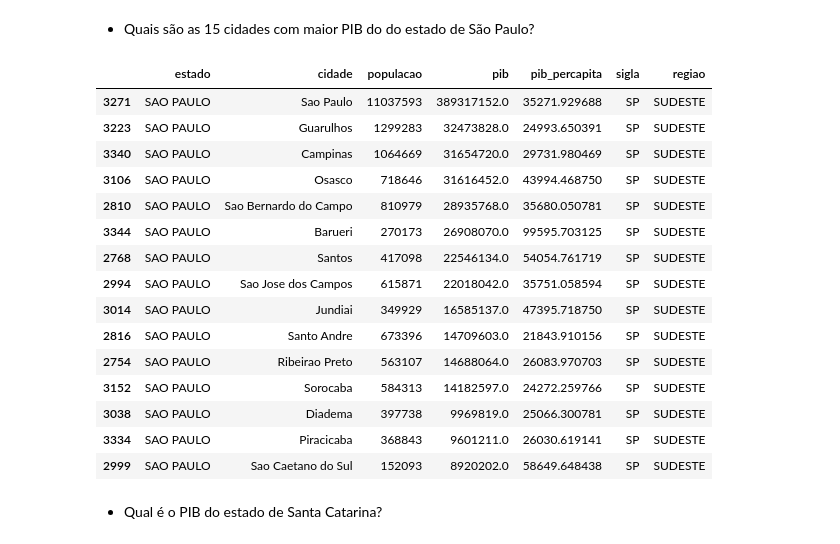
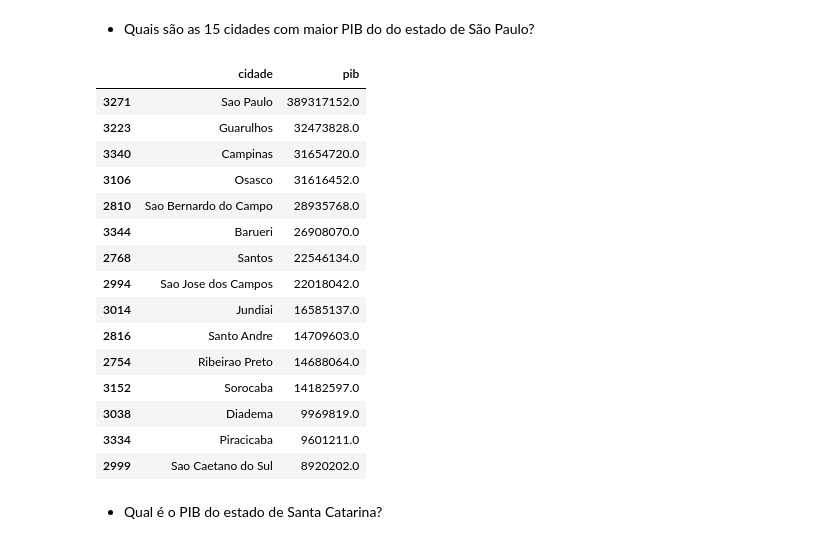
Before and after one commit to anamilanezi/ebac-dados, a Jupyter notebook: exercicios/em13-data-wrangling-II.ipynb, the cells around one changed output. Saved outputs shown, nothing was run; the diff lists cells and outputs as text; code cells hidden in the pictures.

```diff
--- a/exercicios/em13-data-wrangling-II.ipynb
+++ b/exercicios/em13-data-wrangling-II.ipynb
@@ -318,24 +311,24 @@ menores_pib_nordeste.head(5)
  - Quais são as 15 cidades com maior PIB do do estado de São Paulo?
 # %%
 maiores_pib_sp = brasil_df.query('sigla == "SP"').sort_values(by=['pib'], ascending=False)
-maiores_pib_sp.head(15)
+maiores_pib_sp[['cidade', 'pib']].head(15)
 # %% [output]
-|  | estado | cidade | populacao | pib | pib_percapita | sigla | regiao |
-| 3271 | SAO PAULO | Sao Paulo | 11037593 | 389317152.0 | 35271.929688 | SP | SUDESTE |
-| 3223 | SAO PAULO | Guarulhos | 1299283 | 32473828.0 | 24993.650391 | SP | SUDESTE |
-| 3340 | SAO PAULO | Campinas | 1064669 | 31654720.0 | 29731.980469 | SP | SUDESTE |
-| 3106 | SAO PAULO | Osasco | 718646 | 31616452.0 | 43994.468750 | SP | SUDESTE |
-| 2810 | SAO PAULO | Sao Bernardo do Campo | 810979 | 28935768.0 | 35680.050781 | SP | SUDESTE |
-| 3344 | SAO PAULO | Barueri | 270173 | 26908070.0 | 99595.703125 | SP | SUDESTE |
-| 2768 | SAO PAULO | Santos | 417098 | 22546134.0 | 54054.761719 | SP | SUDESTE |
-| 2994 | SAO PAULO | Sao Jose dos Campos | 615871 | 22018042.0 | 35751.058594 | SP | SUDESTE |
-| 3014 | SAO PAULO | Jundiai | 349929 | 16585137.0 | 47395.718750 | SP | SUDESTE |
-| 2816 | SAO PAULO | Santo Andre | 673396 | 14709603.0 | 21843.910156 | SP | SUDESTE |
-| 2754 | SAO PAULO | Ribeirao Preto | 563107 | 14688064.0 | 26083.970703 | SP | SUDESTE |
-| 3152 | SAO PAULO | Sorocaba | 584313 | 14182597.0 | 24272.259766 | SP | SUDESTE |
-| 3038 | SAO PAULO | Diadema | 397738 | 9969819.0 | 25066.300781 | SP | SUDESTE |
-| 3334 | SAO PAULO | Piracicaba | 368843 | 9601211.0 | 26030.619141 | SP | SUDESTE |
-| 2999 | SAO PAULO | Sao Caetano do Sul | 152093 | 8920202.0 | 58649.648438 | SP | SUDESTE |
+|  | cidade | pib |
+| 3271 | Sao Paulo | 389317152.0 |
+| 3223 | Guarulhos | 32473828.0 |
+| 3340 | Campinas | 31654720.0 |
+| 3106 | Osasco | 31616452.0 |
+| 2810 | Sao Bernardo do Campo | 28935768.0 |
+| 3344 | Barueri | 26908070.0 |
+| 2768 | Santos | 22546134.0 |
+| 2994 | Sao Jose dos Campos | 22018042.0 |
+| 3014 | Jundiai | 16585137.0 |
+| 2816 | Santo Andre | 14709603.0 |
+| 2754 | Ribeirao Preto | 14688064.0 |
+| 3152 | Sorocaba | 14182597.0 |
+| 3038 | Diadema | 9969819.0 |
+| 3334 | Piracicaba | 9601211.0 |
+| 2999 | Sao Caetano do Sul | 8920202.0 |
 # %% [markdown]
  - Qual é o PIB do estado de Santa Catarina?
 # %%
```
Also changed, not shown: parts of 5 cells of this notebook.
